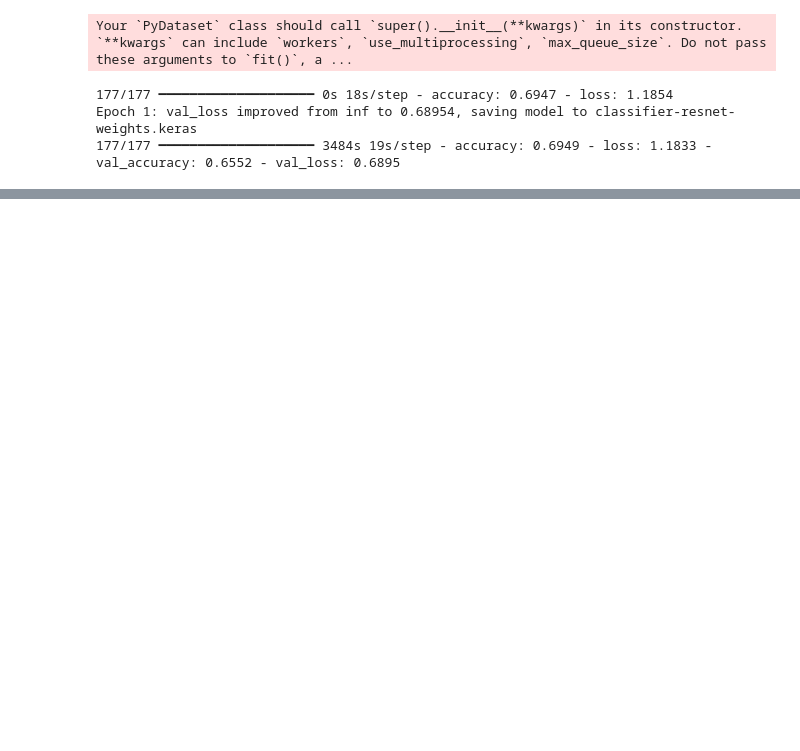
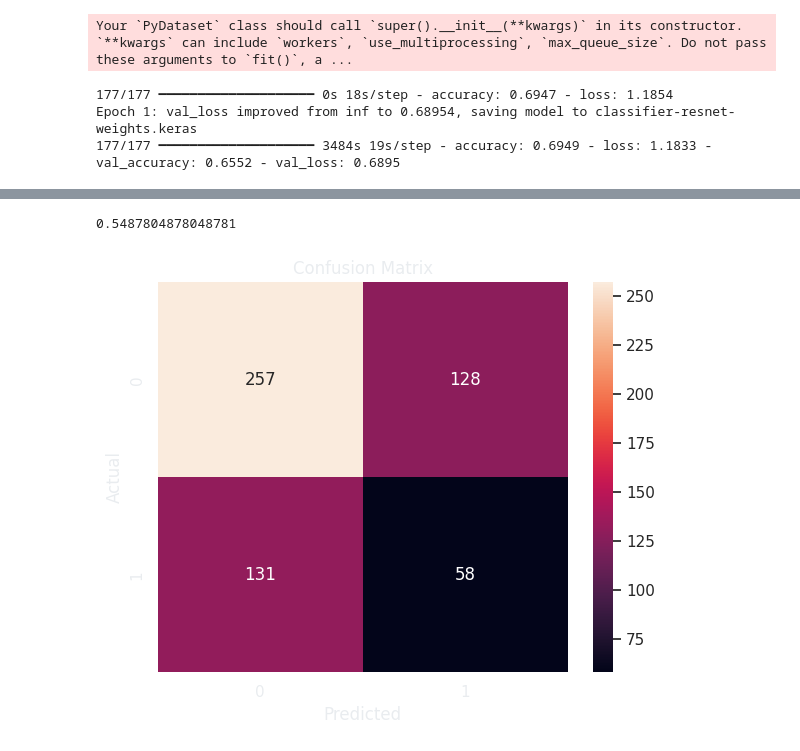
Before and after one commit to KaisuH/brain-tumor-detector, a Jupyter notebook: master.ipynb, the cells around one changed output, grey strips where cells are left out. Cells and saved outputs as stored; diff of their text form; code cells hidden in the pictures; blank space fills up the shorter version.

```diff
--- a/master.ipynb
+++ b/master.ipynb
@@ -726,0 +726,5 @@ with open("classifier-resnet-model.json","w") as json_file:
+# %%
+#HIDE
+# make prediction
+
+test_predict = loaded_model.predict(test_generator, steps = test_generator.n // 16, verbose =1)
@@ -726,0 +737,36 @@ with open("classifier-resnet-model.json","w") as json_file:
+# %%
+#HIDE
+#obtain the predicted class from the model prediction
+predict = []
+for i in test_predict:
+  predict.append(str(np.argmax(i)))
+predict = np.array(predict)
+predict
+# %%
+#HIDE
+#calculate the accuracy of the model
+original = np.asarray(test['mask'])[:len(predict)]
+
+accuracy_score(original, predict)
+# %% [output]
+0.5487804878048781
+# %%
+#HIDE
+#plot the confusion matrix
+cmat = confusion_matrix(original, predict)
+
+fig, ax = plt.subplots(figsize=(6, 5))
+fig.patch.set_alpha(0)        # transparent figure background
+ax.set_facecolor("none")      # transparent axes background
+
+sns.heatmap(cmat, annot=True, fmt="g", ax=ax, cbar=True)
+
+ax.set_title("Confusion Matrix", color="#e9ecef")
+ax.set_xlabel("Predicted", color="#e9ecef")
+ax.set_ylabel("Actual", color="#e9ecef")
+ax.tick_params(colors="#e9ecef")
+
+plt.tight_layout()
+plt.show()
+# %% [output]
+[figure, added]
```
Also changed, not shown: parts of 20 cells of this notebook, 4 other files.
